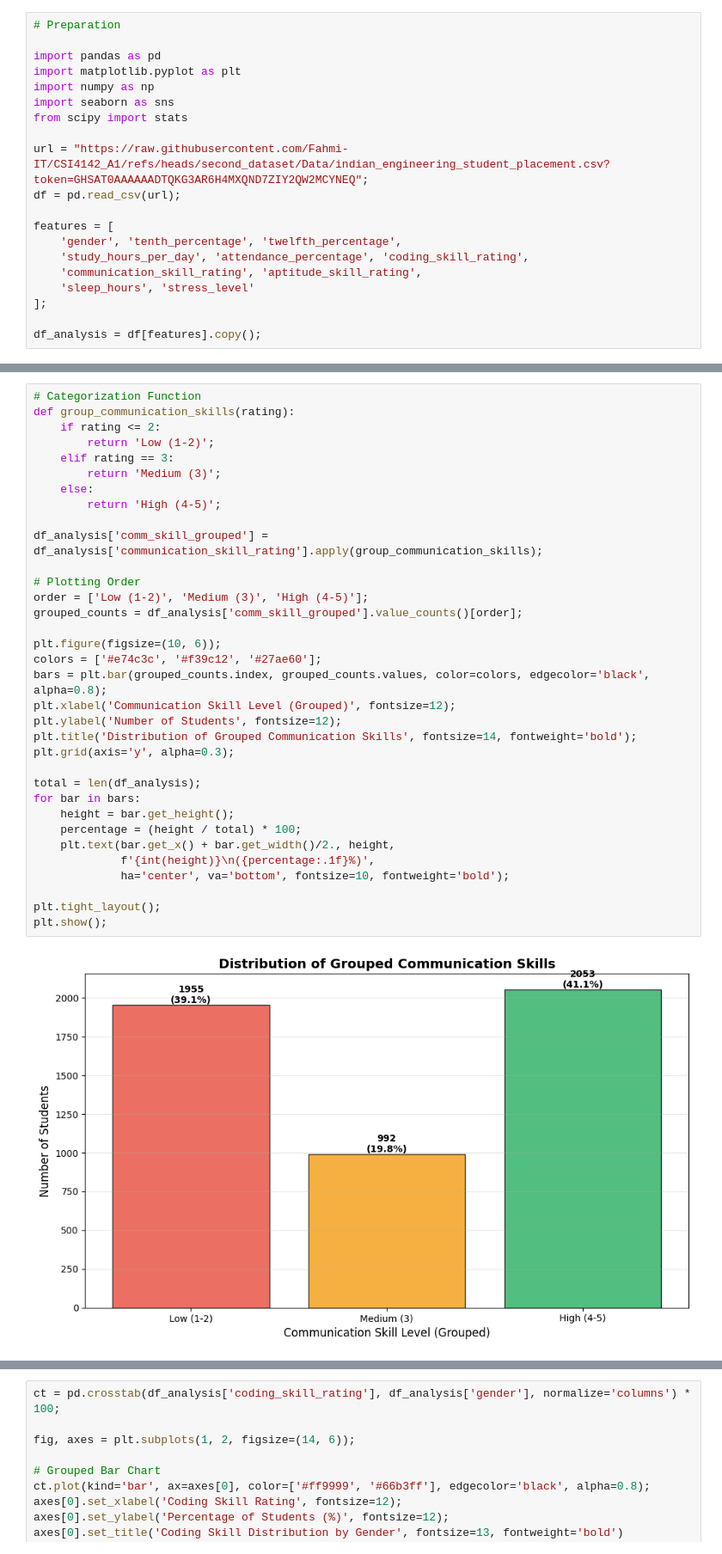
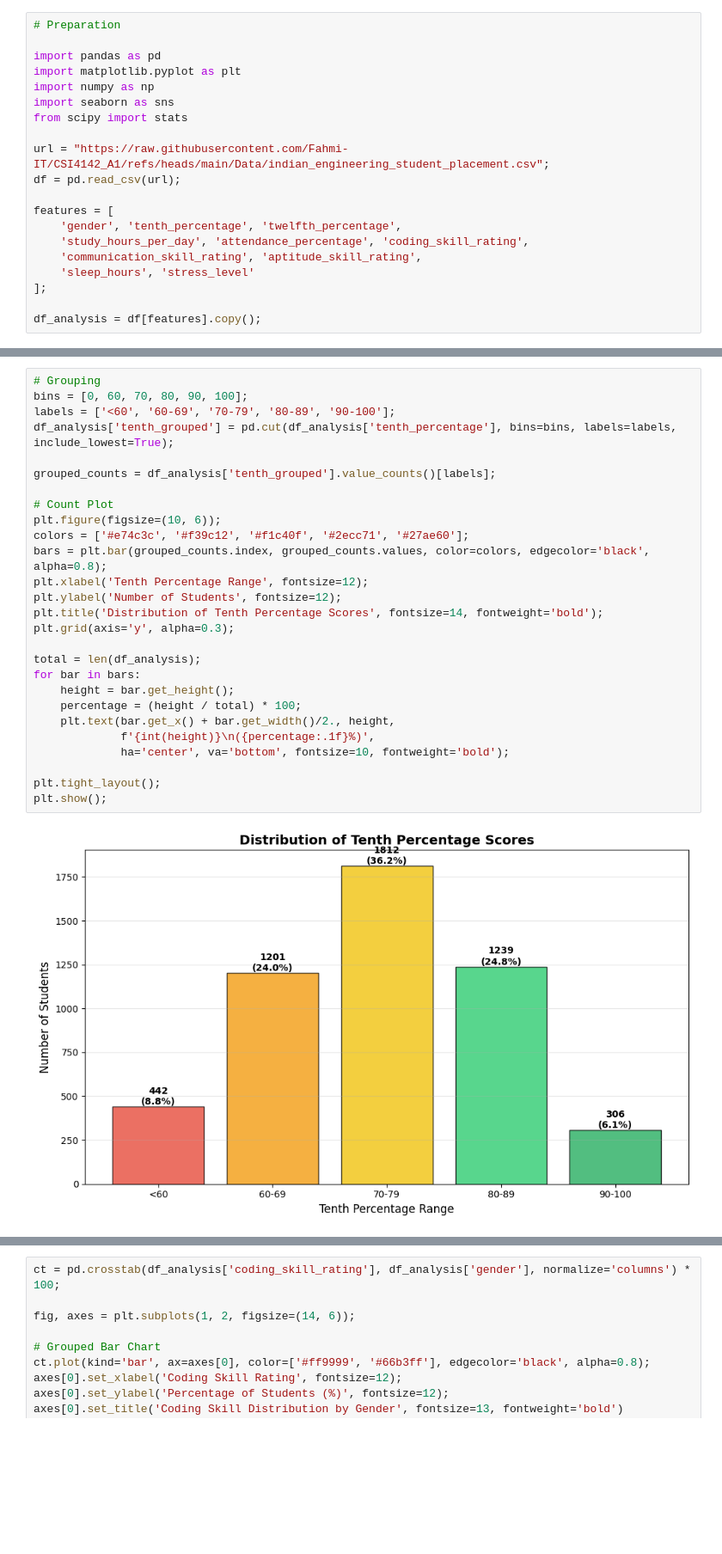
Before and after one commit to Fahmi-IT/CSI4142_A1, a Jupyter notebook: A1.ipynb, the cells around one changed output, grey strips where cells are left out. Shown at 86% size. Drawn from its saved outputs; the diff is of its cells as text; blank space fills up the shorter version.

Commit message:
updated formatting,, replaced/fixed visuals + insights

```diff
--- a/A1.ipynb
+++ b/A1.ipynb
@@ -37,7 +34,7 @@ import numpy as np
 import seaborn as sns
 from scipy import stats
 
-url = "https://raw.githubusercontent.com/Fahmi-IT/CSI4142_A1/refs/heads/second_dataset/Data/indian_engineering_student_placement.csv?token=GHSAT0AAAAAADTQKG3AR6H4MXQND7ZIY2QW2MCYNEQ";
+url = "https://raw.githubusercontent.com/Fahmi-IT/CSI4142_A1/refs/heads/main/Data/indian_engineering_student_placement.csv";
 df = pd.read_csv(url);
 
 features = [
@@ -114,37 +114,30 @@ The levels of communication (1 - 5) are grouped to form 3 different ranges, corr
 # %%
-# Categorization Function
-def group_communication_skills(rating):
-    if rating <= 2:
-        return 'Low (1-2)';
-    elif rating == 3:
-        return 'Medium (3)';
-    else:
-        return 'High (4-5)';
+# Grouping
+bins = [0, 60, 70, 80, 90, 100];
+labels = ['<60', '60-69', '70-79', '80-89', '90-100'];
+df_analysis['tenth_grouped'] = pd.cut(df_analysis['tenth_percentage'], bins=bins, labels=labels, include_lowest=True);
 
-df_analysis['comm_skill_grouped'] = df_analysis['communication_skill_rating'].apply(group_communication_skills);
+grouped_counts = df_analysis['tenth_grouped'].value_counts()[labels];
 
-# Plotting Order
-order = ['Low (1-2)', 'Medium (3)', 'High (4-5)'];
-grouped_counts = df_analysis['comm_skill_grouped'].value_counts()[order];
-
+# Count Plot
 plt.figure(figsize=(10, 6));
-colors = ['#e74c3c', '#f39c12', '#27ae60'];
+colors = ['#e74c3c', '#f39c12', '#f1c40f', '#2ecc71', '#27ae60'];
 bars = plt.bar(grouped_counts.index, grouped_counts.values, color=colors, edgecolor='black', alpha=0.8);
-plt.xlabel('Communication Skill Level (Grouped)', fontsize=12);
+plt.xlabel('Tenth Percentage Range', fontsize=12);
 plt.ylabel('Number of Students', fontsize=12);
-plt.title('Distribution of Grouped Communication Skills', fontsize=14, fontweight='bold');
+plt.title('Distribution of Tenth Percentage Scores', fontsize=14, fontweight='bold');
 plt.grid(axis='y', alpha=0.3);
 
 total = len(df_analysis);
 for bar in bars:
     height = bar.get_height();
     percentage = (height / total) * 100;
     plt.text(bar.get_x() + bar.get_width()/2., height,
              f'{int(height)}\n({percentage:.1f}%)',
              ha='center', va='bottom', fontsize=10, fontweight='bold');
 
 plt.tight_layout();
 plt.show();
 # %% [output]
-[figure, old version]
+[figure, new version]
 # %% [markdown]
```
Also changed, not shown: parts of 14 cells of this notebook.
